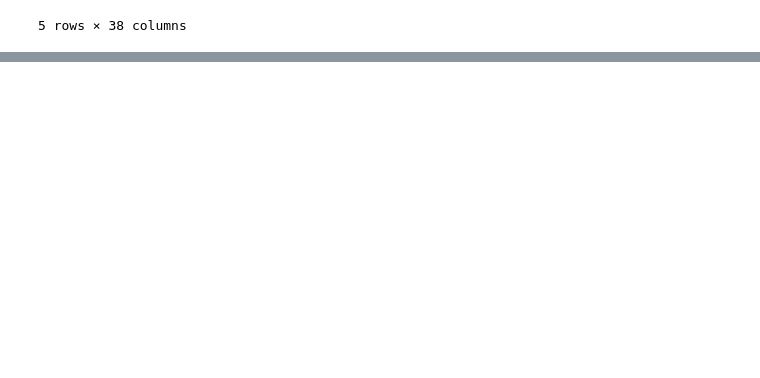
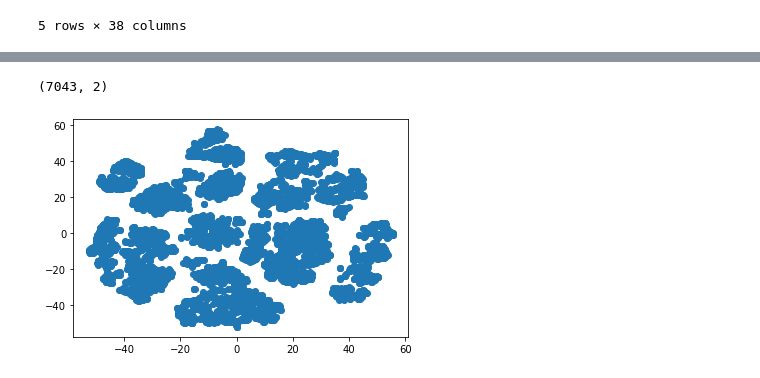
Before and after one commit to Kantai-Melau/Customer_segmentation, a Jupyter notebook: customer_classification.ipynb, the cells around one changed output, grey strips where cells are left out. Cells and saved outputs as stored; diff of their text form; code cells hidden in the pictures; blank space fills up the shorter version.

Commit message:
Data Preprocessing and KMeans

```diff
--- a/customer_classification.ipynb
+++ b/customer_classification.ipynb
@@ -41,0 +261,6 @@ pd.read_sql_query('select * from raw_customer_info', con=engine).head()
+# %%
+# Transform PCA data to a DataFrame
+telecoms_reduced = pd.DataFrame(
+    data=telecoms_df_pca, columns=["principal component 1", "principal component 2", "principal component 3", "principal component 4", "principal component 5", "principal component 6", "principal component 7", "principal component 8", "principal component 9"]
+)
+telecoms_reduced.head()
@@ -41,0 +274,25 @@ pd.read_sql_query('select * from raw_customer_info', con=engine).head()
+# %%
+# Initialize t-SNE model
+tsne = TSNE(learning_rate=35)
+# %%
+# Reduce dimensions
+tsne_features = tsne.fit_transform(telecoms_reduced)
+# %%
+# The dataset has 2 columns
+tsne_features.shape
+# %% [output]
+(7043, 2)
+# %%
+# Prepare to plot the dataset
+
+# The first column of transformed features
+telecoms_reduced['x'] = tsne_features[:,0]
+
+# The second column of transformed features
+telecoms_reduced['y'] = tsne_features[:,1]
+# %%
+# Visualize the clusters
+plt.scatter(telecoms_reduced['x'], telecoms_reduced['y'])
+plt.show()
+# %% [output]
+[figure, added]
```
Also changed, not shown: parts of 23 cells of this notebook, 1 other file.
